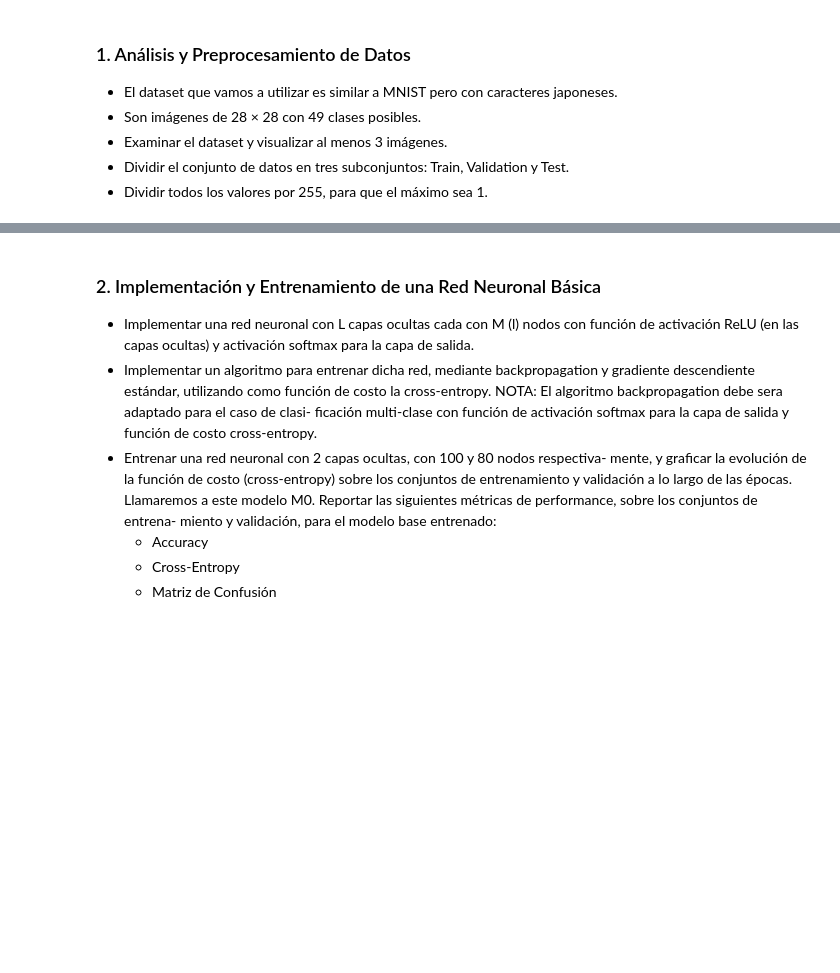
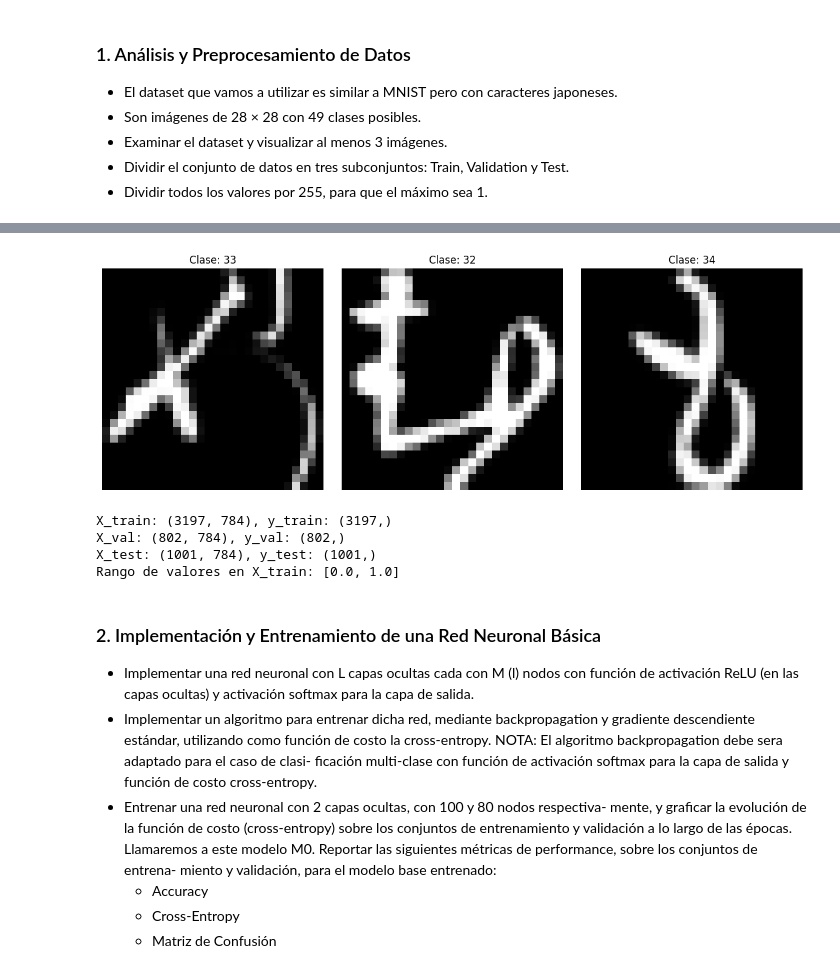
Before and after one commit to elianaostro/ML, a Jupyter notebook: Ostrovsky_Eliana_TP3/Ostrovsky_Eliana_Notebook_TP3.ipynb, the cells around one changed output, grey strips where cells are left out. Saved outputs shown, nothing was run; the diff lists cells and outputs as text; code cells hidden in the pictures; blank space fills up the shorter version.

```diff
--- a/Ostrovsky_Eliana_TP3/Ostrovsky_Eliana_Notebook_TP3.ipynb
+++ b/Ostrovsky_Eliana_TP3/Ostrovsky_Eliana_Notebook_TP3.ipynb
@@ -44,3 +82,30 @@ plt.show()
+# %%
+plt.figure(figsize=(12, 4))
+for i in range(3):
+    plt.subplot(1, 3, i+1)
+    idx = np.random.randint(0, len(X_images))
+    img = X_images[idx].reshape(28, 28)
+    plt.imshow(img, cmap='gray')
+    plt.title(f"Clase: {y_images[idx]}")
+    plt.axis('off')
+plt.tight_layout()
+plt.show()
+# %% [output]
+[figure, added]
+# %%
+X_train, X_val, X_test, y_train, y_val, y_test = stratified_split(
+    X_images / 255.0 , y_images, train_ratio=0.8 * 0.8, val_ratio=0.8 * 0.2, test_ratio=0.2, random_state=42
+)
+
+print(f"X_train: {X_train.shape}, y_train: {y_train.shape}")
+print(f"X_val: {X_val.shape}, y_val: {y_val.shape}")
+print(f"X_test: {X_test.shape}, y_test: {y_test.shape}")
+print(f"Rango de valores en X_train: [{X_train.min()}, {X_train.max()}]")
+# %% [output]
+X_train: (3197, 784), y_train: (3197,)
+X_val: (802, 784), y_val: (802,)
+X_test: (1001, 784), y_test: (1001,)
+Rango de valores en X_train: [0.0, 1.0]
 # %% [markdown]
 ### 2. Implementación y Entrenamiento de una Red Neuronal Básica
 - Implementar una red neuronal con L capas ocultas cada con M (l) nodos con
```
Also changed, not shown: parts of 6 cells of this notebook, 3 other files.
